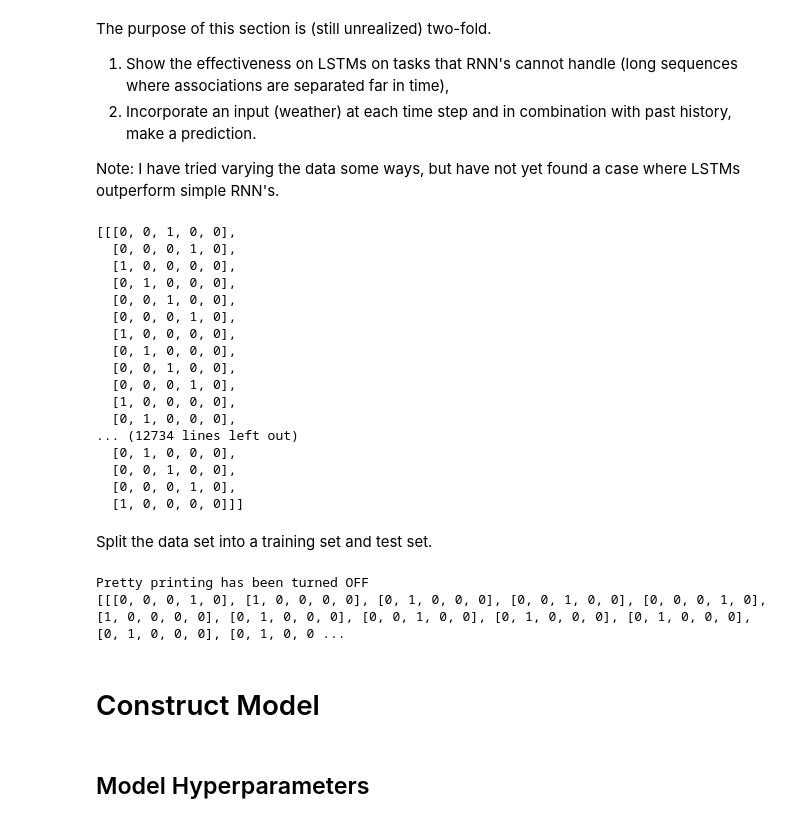
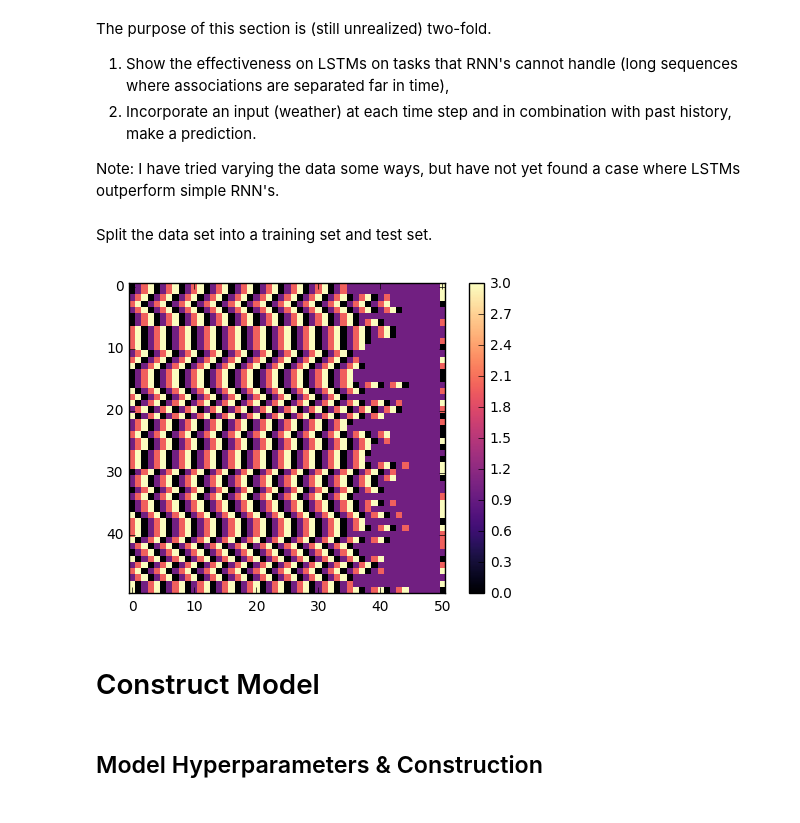
Before and after one commit to danleekh/RNN-Demo, a Jupyter notebook: tw-rnn.ipynb, the cells around one changed output. Cells and saved outputs as stored; diff of their text form; code cells hidden in the pictures.

Commit message:
Fix LSTM accuracy issue & add visualization

```diff
--- a/tw-rnn.ipynb
+++ b/tw-rnn.ipynb
@@ -157,0 +185,4 @@ y[1]
+# %%
+num_actions = 51
+num_cats = 500
+kitties_actions = [one_hot(actions_for(cat, num_actions), NUM_POSSIBLE_ACTIONS) for cat in bring_me_some_cats(num_cats)]
@@ -255,31 +287,15 @@ def rain_cat(weather):
 import functools
 
 def random_weather_sequence():
-    srs = sunny_rainy_sunny(randint(5, 15), randint(20, 30))
+    rain_start = randint(35, 45)
+    srs = sunny_rainy_sunny(rain_start, num_actions - rain_start - 1)
     return srs
 
 rain_cats = [rain_cat(random_weather_sequence()) for i in range(250)]
-rain_cats_actions = [one_hot(actions_for(cat, num_actions), NUM_POSSIBLE_ACTIONS) for cat in rain_cats]
+rain_cats_actions_unencoded = [actions_for(cat, num_actions) for cat in rain_cats]
+# for actions in rain_cats_actions_unencoded:
+#     actions[-1] = actions[4]
+rain_cats_actions = [one_hot(c, NUM_POSSIBLE_NORMAL_ACTIONS) for c in rain_cats_actions_unencoded]
-# %%
-rain_cats_actions
-# %% [output]
-[[[0, 0, 1, 0, 0],
-  [0, 0, 0, 1, 0],
-  [1, 0, 0, 0, 0],
-  [0, 1, 0, 0, 0],
-  [0, 0, 1, 0, 0],
-  [0, 0, 0, 1, 0],
-  [1, 0, 0, 0, 0],
-  [0, 1, 0, 0, 0],
-  [0, 0, 1, 0, 0],
-  [0, 0, 0, 1, 0],
-  [1, 0, 0, 0, 0],
-  [0, 1, 0, 0, 0],
-... (12734 lines left out)
-  [0, 1, 0, 0, 0],
-  [0, 0, 1, 0, 0],
-  [0, 0, 0, 1, 0],
-  [1, 0, 0, 0, 0]]]
 # %%
 X = rain_cats_initial_actions = [k[:num_actions - 1] for k in rain_cats_actions]
 y = rain_cats_last_action = [k[-1] for k in rain_cats_actions]
@@ -287,15 +303,16 @@ y = rain_cats_last_action = [k[-1] for k in rain_cats_actions]
 Split the data set into a training set and test set.
 # %%
 X_train, X_test, y_train, y_test = train_test_split(X, y, test_size = 0.25, random_state=0)
-# %%
-%pprint
-print(X_train)
-# %pprint
-# %% [output]
-Pretty printing has been turned OFF
-[[[0, 0, 0, 1, 0], [1, 0, 0, 0, 0], [0, 1, 0, 0, 0], [0, 0, 1, 0, 0], [0, 0, 0, 1, 0], [1, 0, 0, 0, 0], [0, 1, 0, 0, 0], [0, 0, 1, 0, 0], [0, 1, 0, 0, 0], [0, 1, 0, 0, 0], [0, 1, 0, 0, 0], [0, 1, 0, 0 ...
+# %%
+fig = plt.figure()
+ax = fig.add_subplot(1,1,1)
+plt.imshow(rain_cats_actions_unencoded[0:50], interpolation='nearest', cmap=plt.cm.magma)
+plt.colorbar()
+plt.show()
+# %% [output]
+[figure, added]
 # %% [markdown]
 # Construct Model
 # %% [markdown]
-## Model Hyperparameters
+## Model Hyperparameters & Construction
 # %%
```
Also changed, not shown: parts of 26 cells of this notebook.
